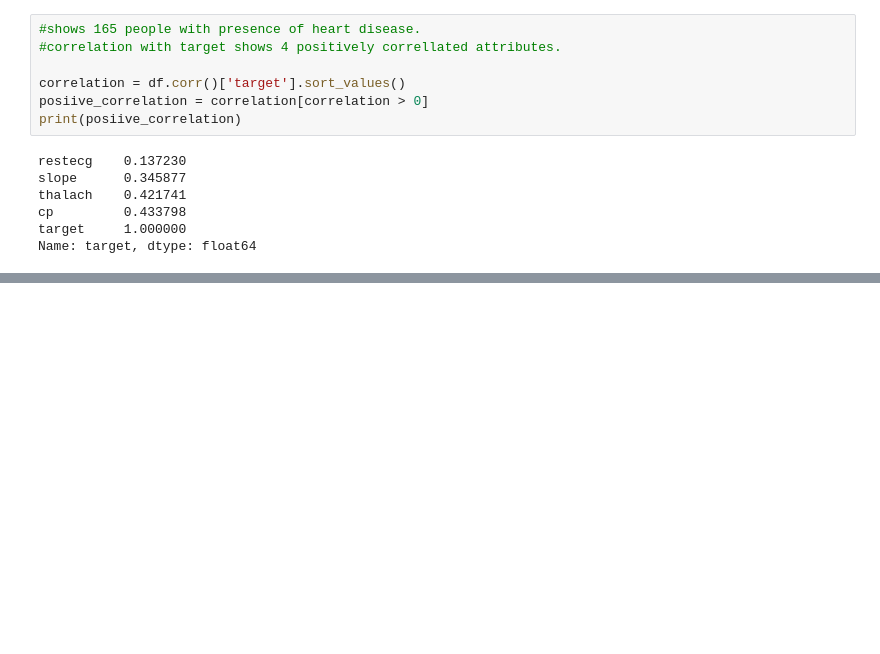
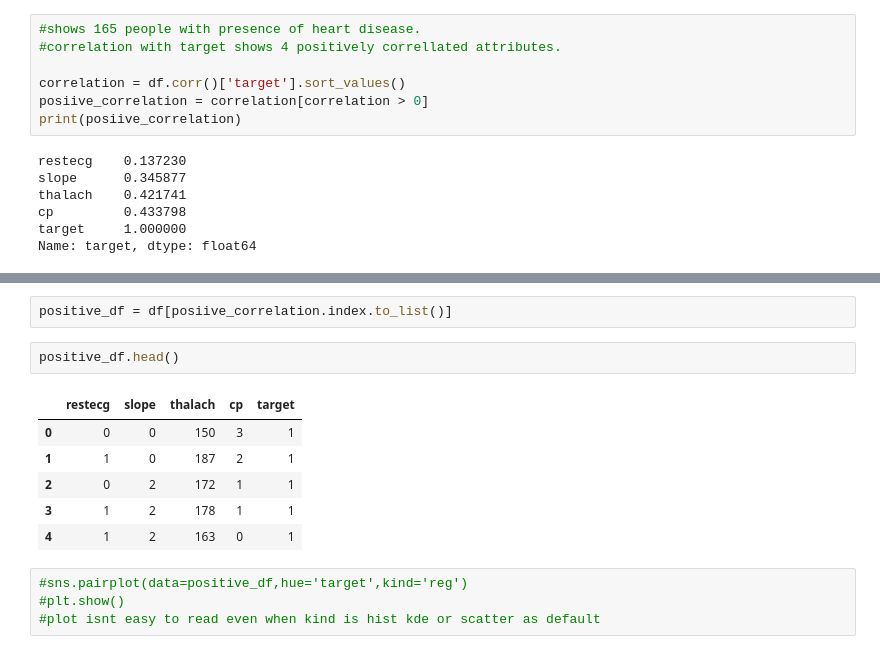
Before and after one commit to NadeemDin/ML-Logistic-Regression, a Jupyter notebook: Heart disease classification model.ipynb, the cells around one changed output, grey strips where cells are left out. Saved outputs shown, nothing was run; the diff lists cells and outputs as text; blank space fills up the shorter version.

```diff
--- a/Heart disease classification model.ipynb
+++ b/Heart disease classification model.ipynb
@@ -131,0 +159,15 @@ Name: target, dtype: float64
+# %%
+positive_df = df[posiive_correlation.index.to_list()]
+# %%
+positive_df.head()
+# %% [output]
+|  | restecg | slope | thalach | cp | target |
+| 0 | 0 | 0 | 150 | 3 | 1 |
+| 1 | 1 | 0 | 187 | 2 | 1 |
+| 2 | 0 | 2 | 172 | 1 | 1 |
+| 3 | 1 | 2 | 178 | 1 | 1 |
+| 4 | 1 | 2 | 163 | 0 | 1 |
+# %%
+#sns.pairplot(data=positive_df,hue='target',kind='reg')
+#plt.show()
+#plot isnt easy to read even when kind is hist kde or scatter as default
```
Also changed, not shown: parts of 6 cells of this notebook.
